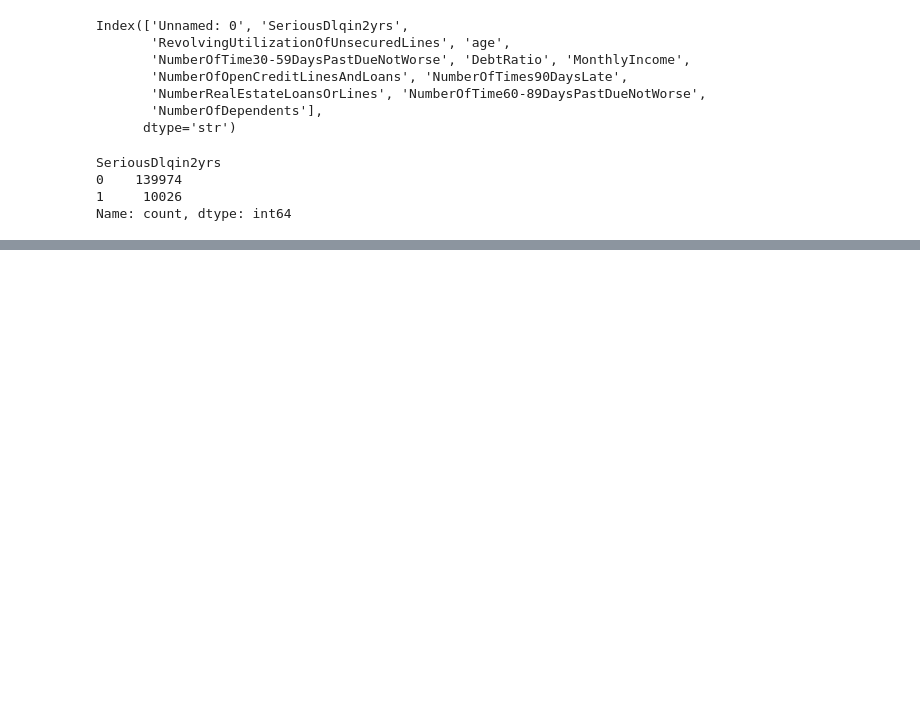
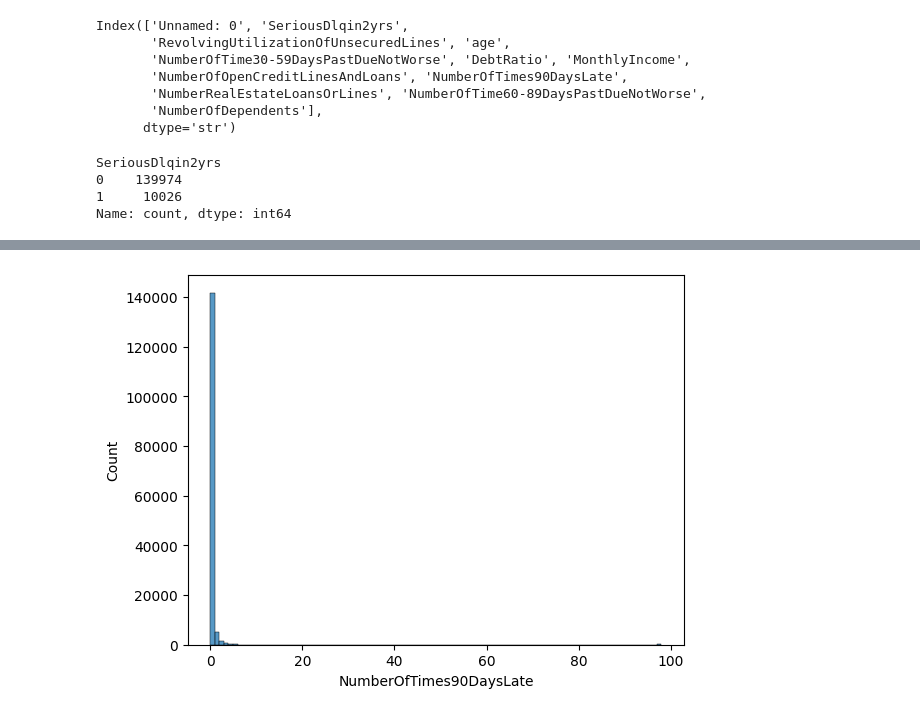
Before and after one commit to karanrejuuu/credit-risk-model, a Jupyter notebook: notebooks/credit-risk.ipynb, the cells around one changed output, grey strips where cells are left out. Drawn from its saved outputs; the diff is of its cells as text; code cells hidden in the pictures; blank space fills up the shorter version.

```diff
--- a/notebooks/credit-risk.ipynb
+++ b/notebooks/credit-risk.ipynb
@@ -82,0 +96,5 @@ Name: count, dtype: int64
+# %%
+sns.histplot(df['NumberOfTimes90DaysLate'], bins=100)
+plt.show()
+# %% [output]
+[figure, added]
```
Also changed, not shown: parts of 5 cells of this notebook, 1 other file.
